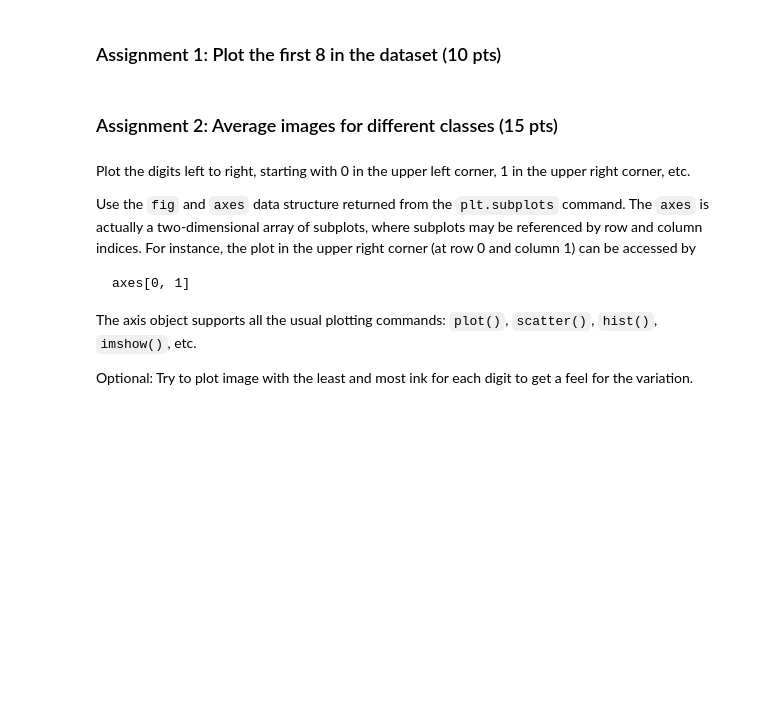
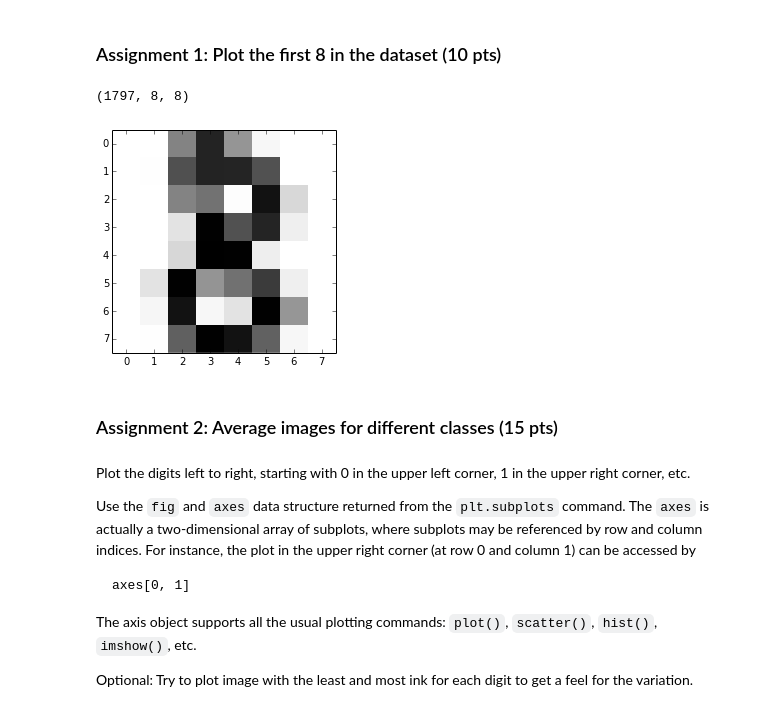
Before and after one commit to andersjo/scientific-programming-2014, a Jupyter notebook: homework/assignment_2/Sklearn homework.ipynb, the cells around one changed output. Drawn from its saved outputs; the diff is of its cells as text; code cells hidden in the pictures; blank space fills up the shorter version.

```diff
--- a/homework/assignment_2/Sklearn homework.ipynb
+++ b/homework/assignment_2/Sklearn homework.ipynb
@@ -41,7 +76,11 @@ digits.target
 # %%
 # Your code here
 first_8_image = digits.images[digits.target == 8][0]
 plt.imshow(first_8_image, cmap='Greys', interpolation='none');
+digits.images.shape
+# %% [output]
+(1797, 8, 8)
+[figure, added]
 # %% [markdown]
 ### Assignment 2: Average images for different classes (15 pts)
 # %% [markdown]
```
Also changed, not shown: parts of 9 cells of this notebook, 2 other files.
